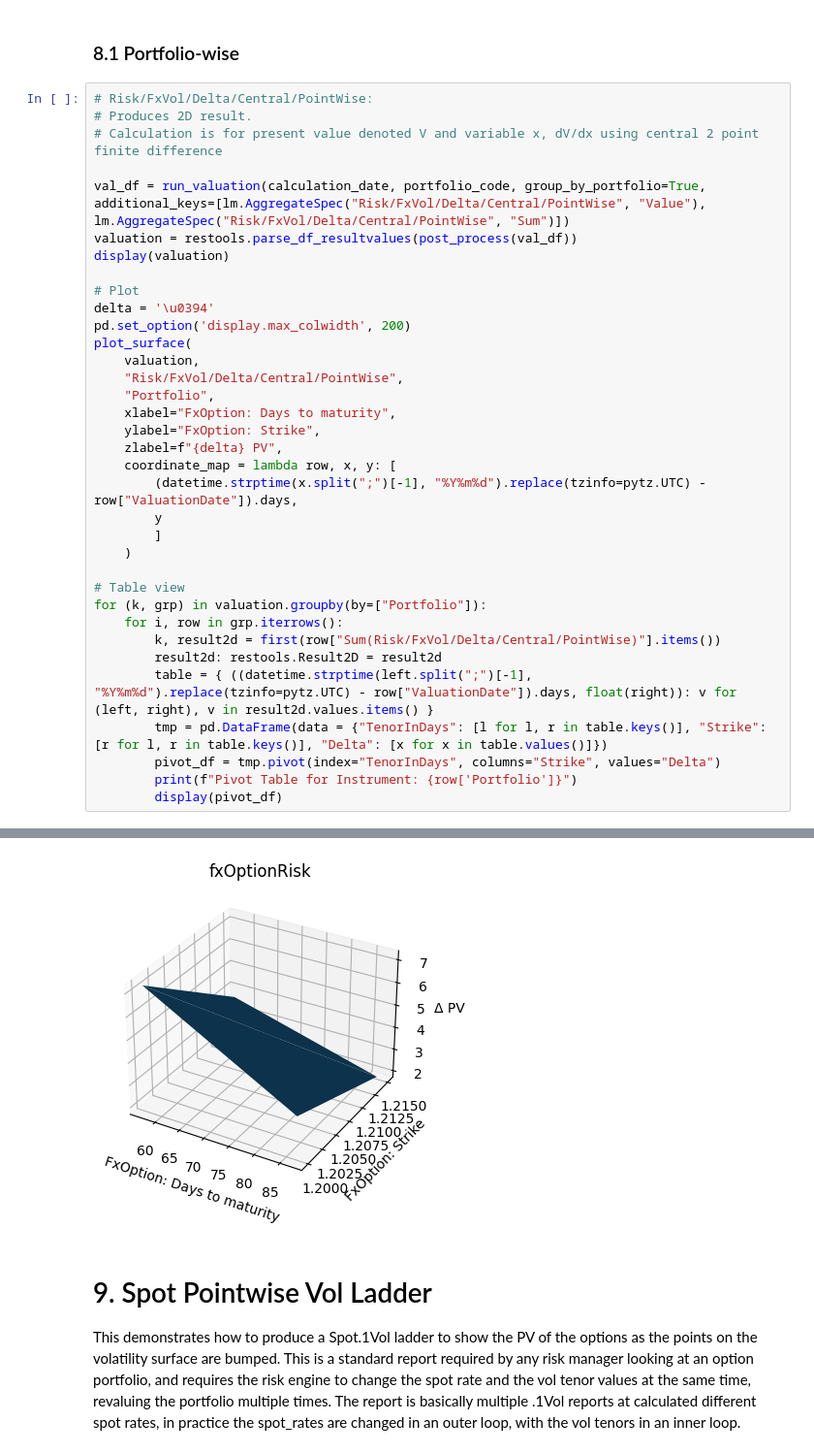
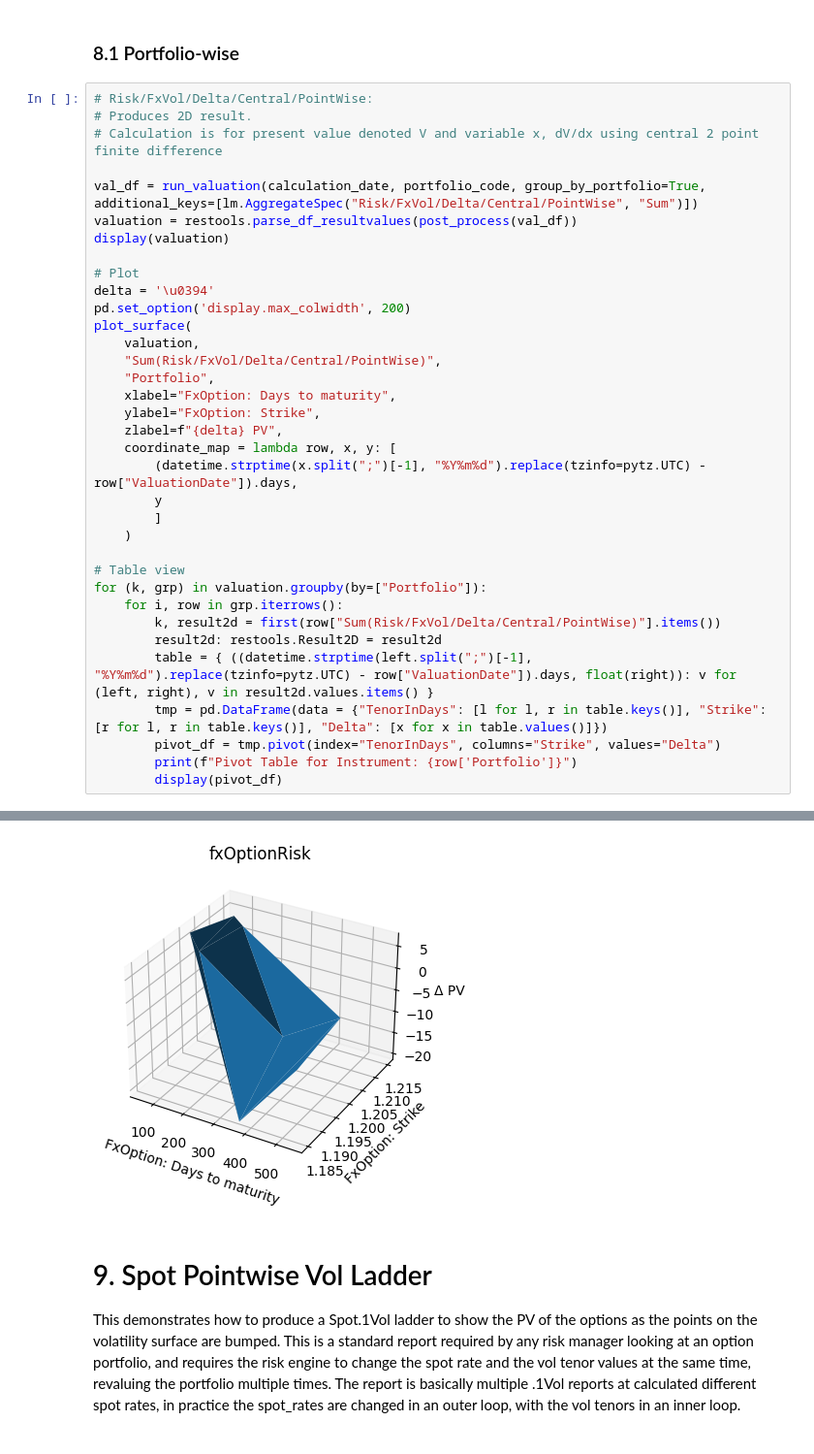
Before and after one commit to peturparkur-fbn/sample-notebooks, a Jupyter notebook: examples/use-cases/instruments/FX Option Vanilla Risk Ladders.ipynb, the cells around one changed output, grey strips where cells are left out. Shown at 97% size. Drawn from its saved outputs; the diff is of its cells as text.

Commit message:
ANA-2543: add all risk reports portfolio wise

```diff
--- a/examples/use-cases/instruments/FX Option Vanilla Risk Ladders.ipynb
+++ b/examples/use-cases/instruments/FX Option Vanilla Risk Ladders.ipynb
@@ -1139,7 +1139,7 @@ Pivot Table for Instrument: EUR/USD FX Option 03/31/2021 1.205
 # Produces 2D result.
 # Calculation is for present value denoted V and variable x, dV/dx using central 2 point finite difference
 
-val_df = run_valuation(calculation_date, portfolio_code, group_by_portfolio=True, additional_keys=[lm.AggregateSpec("Risk/FxVol/Delta/Central/PointWise", "Value"), lm.AggregateSpec("Risk/FxVol/Delta/Central/PointWise", "Sum")])
+val_df = run_valuation(calculation_date, portfolio_code, group_by_portfolio=True, additional_keys=[lm.AggregateSpec("Risk/FxVol/Delta/Central/PointWise", "Sum")])
 valuation = restools.parse_df_resultvalues(post_process(val_df))
 display(valuation)
 
@@ -1148,7 +1148,7 @@ delta = '\u0394'
 pd.set_option('display.max_colwidth', 200)
 plot_surface(
     valuation,
-    "Risk/FxVol/Delta/Central/PointWise",
+    "Sum(Risk/FxVol/Delta/Central/PointWise)",
     "Portfolio",
     xlabel="FxOption: Days to maturity",
     ylabel="FxOption: Strike",
@@ -1180,4 +1182,4 @@ Pivot Table for Instrument: fxOptionRisk
-[figure, old version]
+[figure, new version]
 # %% [markdown]
 # 9. Spot Pointwise Vol Ladder
 This demonstrates how to produce a Spot.1Vol ladder to show the PV of the options as the points on the volatility surface are bumped. This is a standard report required by any risk manager looking at an option portfolio, and requires the risk engine to change the spot rate and the vol tenor values at the same time, revaluing the portfolio multiple times. The report is basically multiple .1Vol reports at calculated different spot rates, in practice the spot_rates are changed in an outer loop, with the vol tenors in an inner loop.
```
Also changed, not shown: parts of 5 cells of this notebook.
